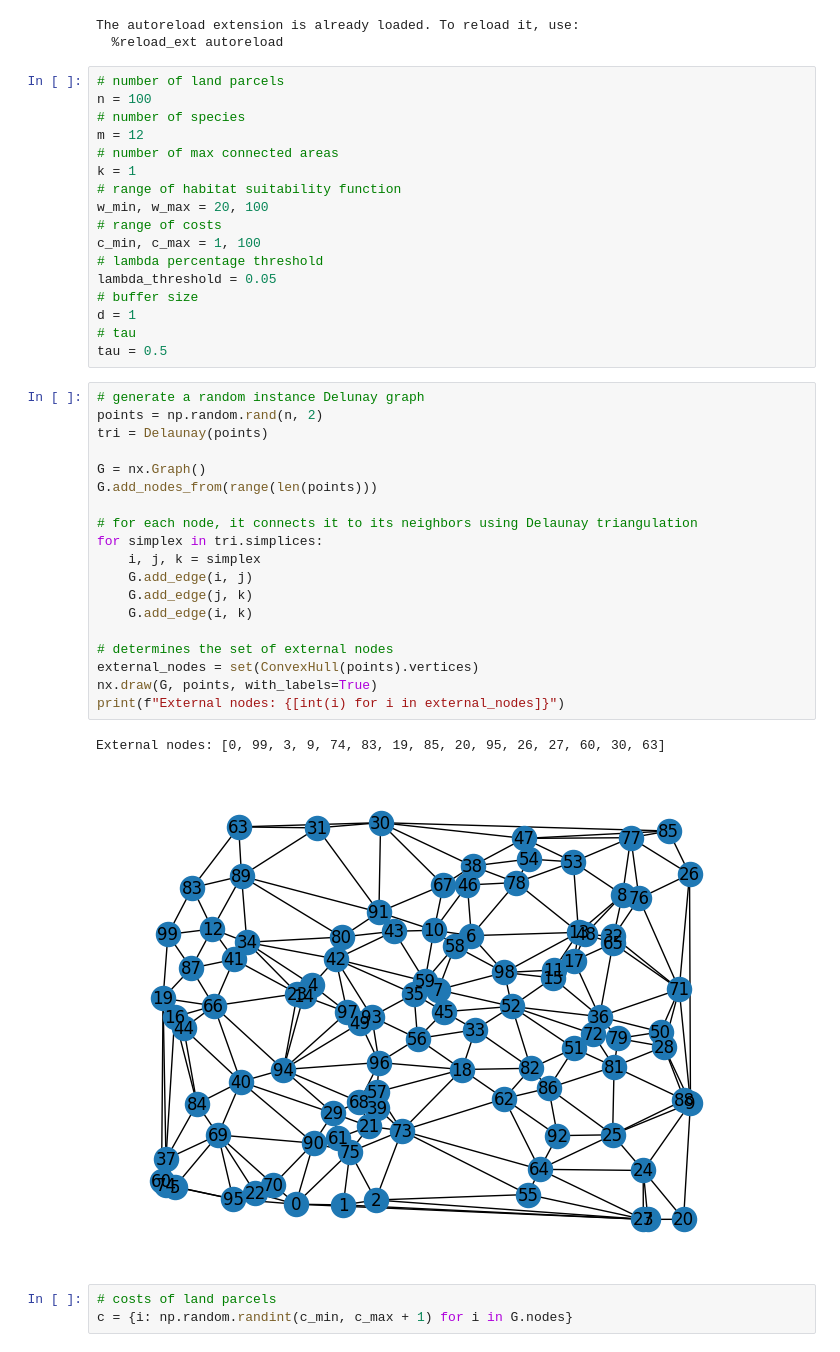
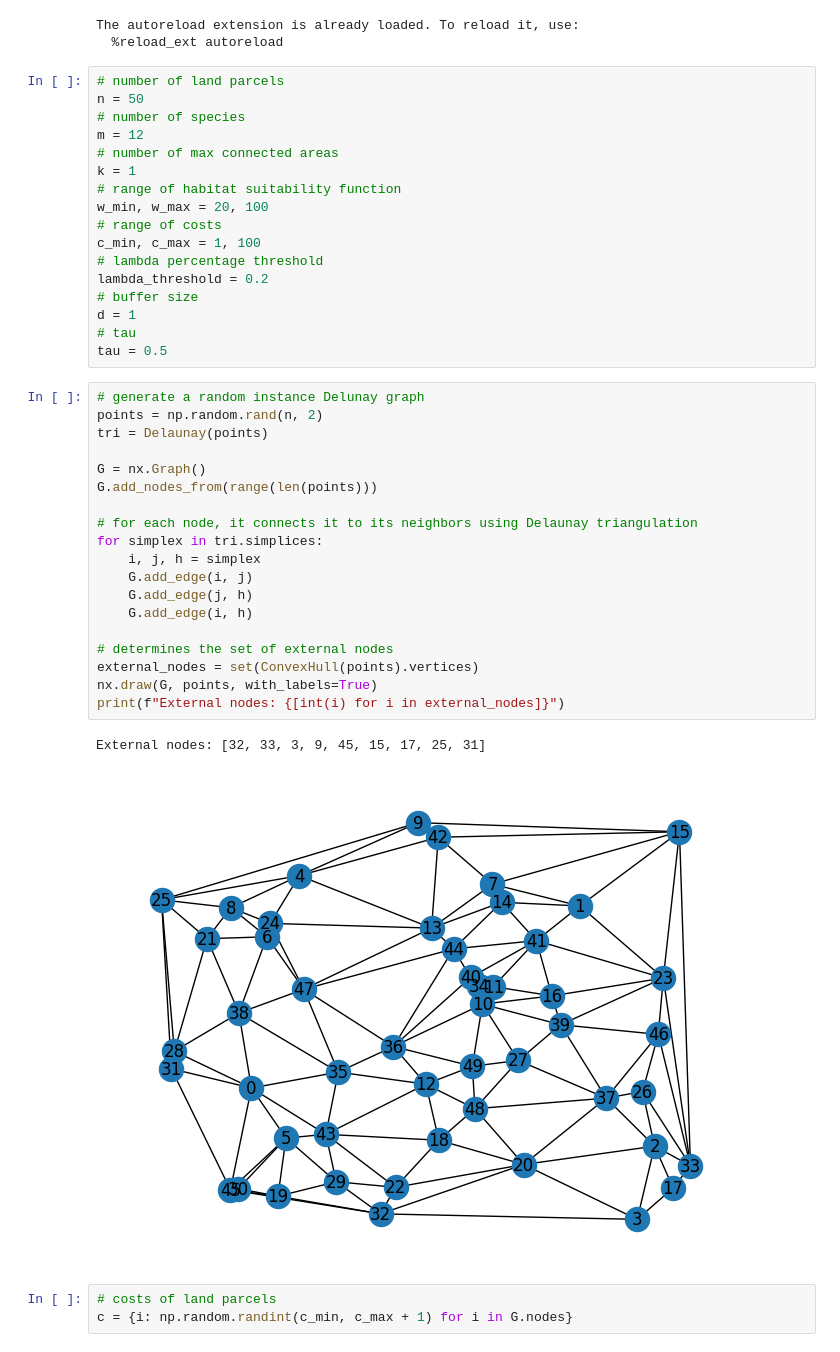
Before and after one commit to panguccio/ReserveDesign, a Jupyter notebook: code/grsc_cb/test.ipynb, the cells around one changed output. Saved outputs shown, nothing was run; the diff lists cells and outputs as text.

```diff
--- a/code/grsc_cb/test.ipynb
+++ b/code/grsc_cb/test.ipynb
@@ -13,7 +13,7 @@ The autoreload extension is already loaded. To reload it, use:
   %reload_ext autoreload
 # %%
 # number of land parcels
-n = 100
+n = 50
 # number of species
 m = 12
 # number of max connected areas
@@ -23,7 +23,7 @@ w_min, w_max = 20, 100
 # range of costs
 c_min, c_max = 1, 100
 # lambda percentage threshold
-lambda_threshold = 0.05
+lambda_threshold = 0.2
 # buffer size
 d = 1
 # tau
@@ -31,25 +31,25 @@ tau = 0.5
 # %%
 # generate a random instance Delunay graph
 points = np.random.rand(n, 2)
 tri = Delaunay(points)
 
 G = nx.Graph()
 G.add_nodes_from(range(len(points)))
 
 # for each node, it connects it to its neighbors using Delaunay triangulation
 for simplex in tri.simplices:
-    i, j, k = simplex
+    i, j, h = simplex
     G.add_edge(i, j)
-    G.add_edge(j, k)
-    G.add_edge(i, k)
+    G.add_edge(j, h)
+    G.add_edge(i, h)
 
 # determines the set of external nodes
 external_nodes = set(ConvexHull(points).vertices)
 nx.draw(G, points, with_labels=True)
 print(f"External nodes: {[int(i) for i in external_nodes]}")
 # %% [output]
-External nodes: [0, 99, 3, 9, 74, 83, 19, 85, 20, 95, 26, 27, 60, 30, 63]
+External nodes: [32, 33, 3, 9, 45, 15, 17, 25, 31]
-[figure, old version]
+[figure, new version]
 # %%
 # costs of land parcels
 c = {i: np.random.randint(c_min, c_max + 1) for i in G.nodes}
```
Also changed, not shown: parts of 5 cells of this notebook.
